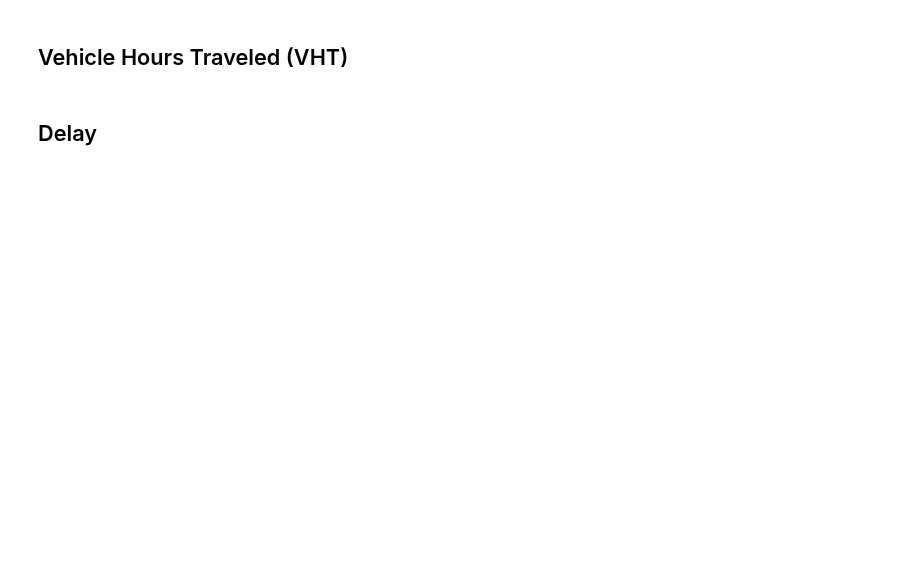
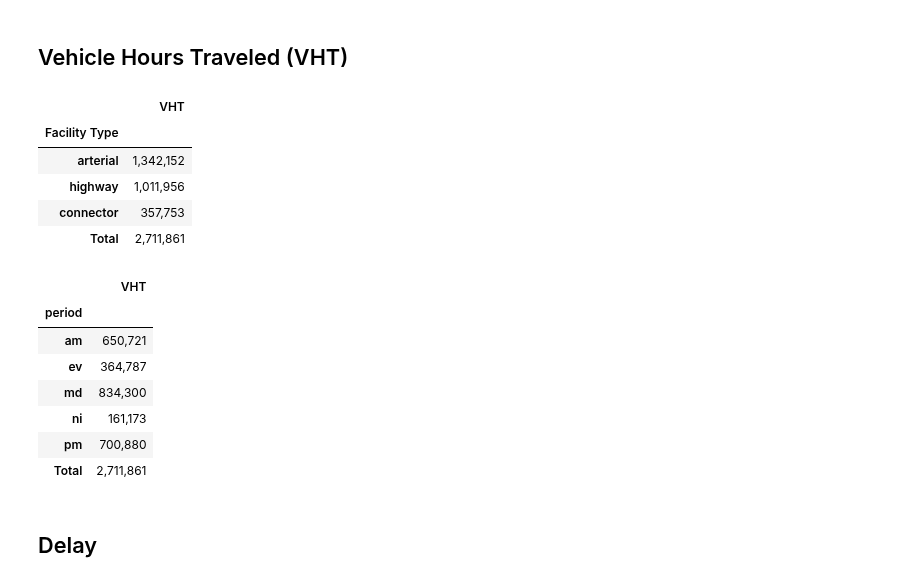
Before and after one commit to psrc/soundcast, a Jupyter notebook: scripts/summarize/notebooks/topsheet.ipynb, the cells around one changed output. Drawn from its saved outputs; the diff is of its cells as text; code cells hidden in the pictures; blank space fills up the shorter version.

```diff
--- a/scripts/summarize/notebooks/topsheet.ipynb
+++ b/scripts/summarize/notebooks/topsheet.ipynb
@@ -86,22 +99,36 @@ display(df_tod)
 # %% [markdown]
 ## Vehicle Hours Traveled (VHT)
 # %%
-df = pd.read_excel(os.path.join(relative_path,'network/') + r'network_summary.xlsx',
-                  sheetname='VHT by FC')
+df = pd.read_excel(os.path.join(relative_path,'network/') + r'network_summary.xlsx','VHT by FC')
 df_tod = df.groupby(['period']).sum()[['arterial','connector','highway']]
 df_tod['VHT'] = df_tod.sum(axis=1)
 df_tod.loc['Total'] = df_tod.sum()
 df_tod = df_tod[['VHT']]
 
 df_fac = pd.DataFrame(df.sum()[['arterial','highway','connector']])
 df_fac = df_fac.reset_index()
 df_fac.columns = ['Facility Type', 'VHT']
 df_fac.index = df_fac['Facility Type']
 df_fac.drop('Facility Type', axis=1, inplace=True)
 df_fac.loc['Total'] = df_fac.sum()
 
 display(df_fac)
 display(df_tod)
+# %% [output]
+|  | VHT |
+| Facility Type |  |
+| arterial | 1,342,152 |
+| highway | 1,011,956 |
+| connector | 357,753 |
+| Total | 2,711,861 |
+|  | VHT |
+| period |  |
+| am | 650,721 |
+| ev | 364,787 |
+| md | 834,300 |
+| ni | 161,173 |
+| pm | 700,880 |
+| Total | 2,711,861 |
 # %% [markdown]
 ## Delay
 # %%
```
Also changed, not shown: parts of 12 cells of this notebook, 6 other files.
